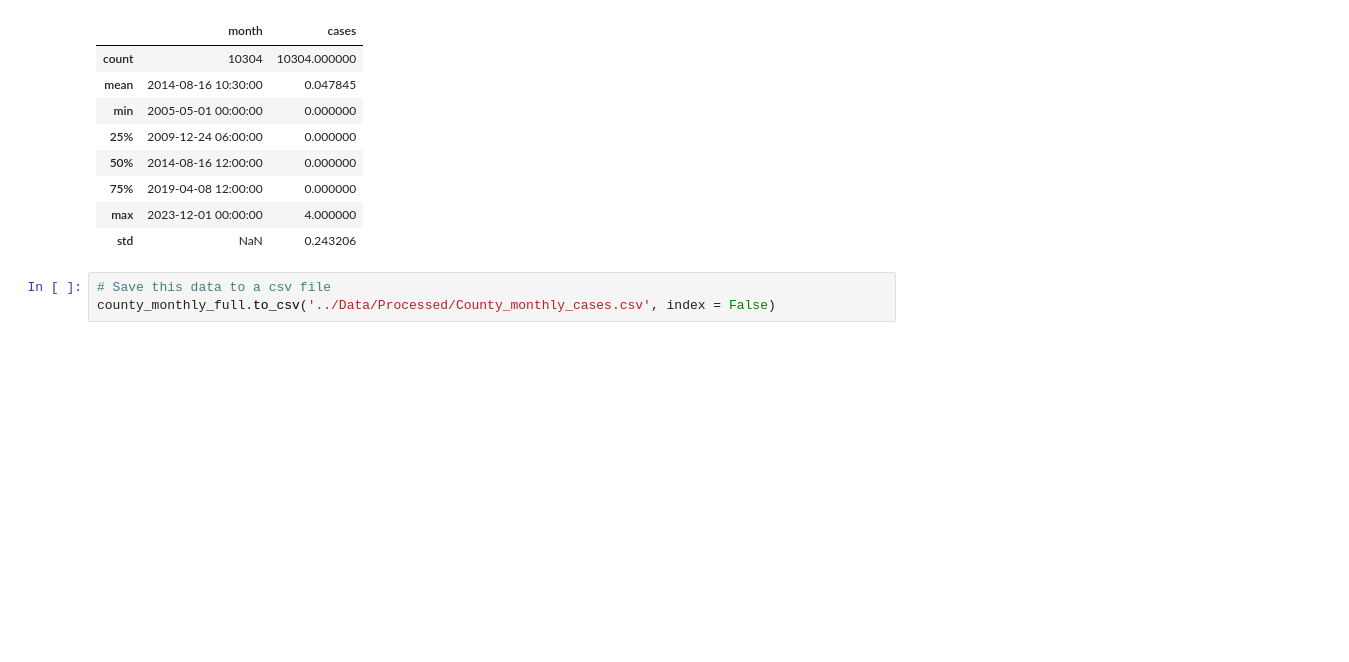
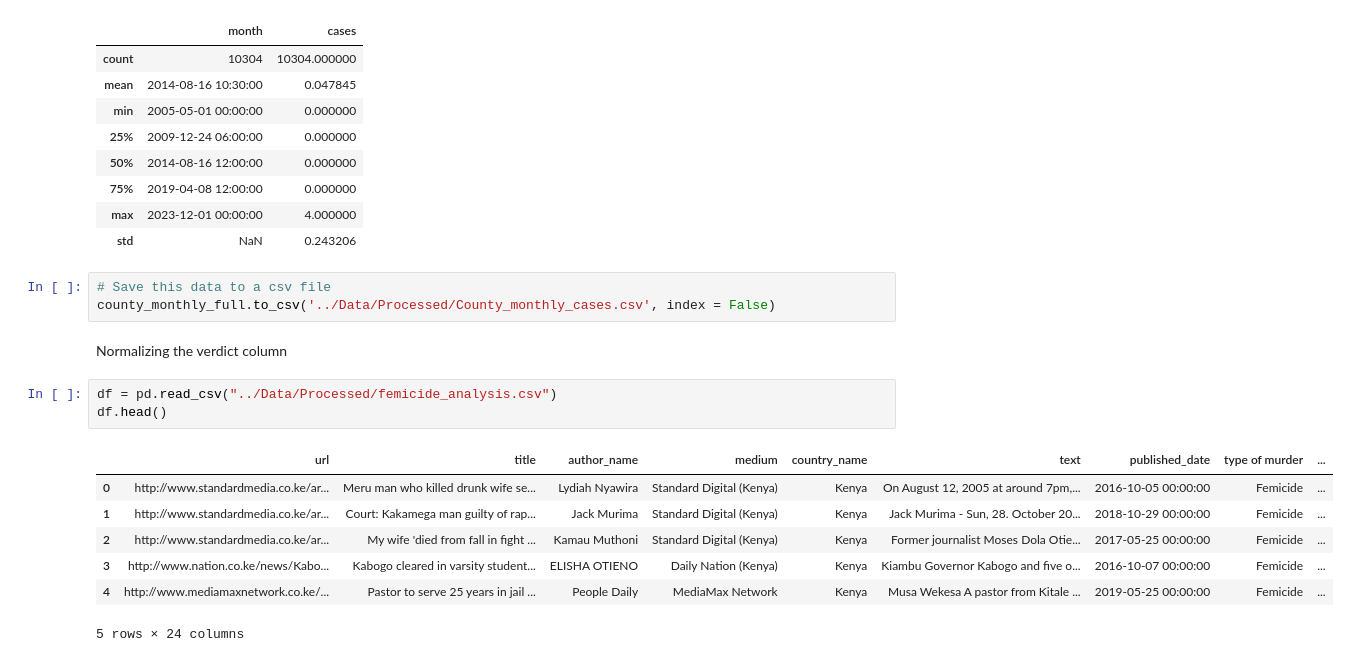
Before and after one commit to TonnieD/Femicide-Analysis-and-Forecasting, a Jupyter notebook: Notebooks/data_cleaning.ipynb, the cells around one changed output. Cells and saved outputs as stored; diff of their text form; blank space fills up the shorter version.

Commit message:
Normalized the Verdict column for analysis

```diff
--- a/Notebooks/data_cleaning.ipynb
+++ b/Notebooks/data_cleaning.ipynb
@@ -727,3 +727,16 @@ memory usage: 241.6+ KB
 # %%
 # Save this data to a csv file
 county_monthly_full.to_csv('../Data/Processed/County_monthly_cases.csv', index = False)
+# %% [markdown]
+Normalizing the verdict column
+# %%
+df = pd.read_csv("../Data/Processed/femicide_analysis.csv")
+df.head()
+# %% [output]
+|  | url | title | author_name | medium | country_name | text | published_date | type of murder | ... |
+| 0 | http://www.standardmedia.co.ke/ar... | Meru man who killed drunk wife se... | Lydiah Nyawira | Standard Digital (Kenya) | Kenya | On August 12, 2005 at around 7pm,... | 2016-10-05 00:00:00 | Femicide | ... |
+| 1 | http://www.standardmedia.co.ke/ar... | Court: Kakamega man guilty of rap... | Jack Murima | Standard Digital (Kenya) | Kenya | Jack Murima - Sun, 28. October 20... | 2018-10-29 00:00:00 | Femicide | ... |
+| 2 | http://www.standardmedia.co.ke/ar... | My wife 'died from fall in fight ... | Kamau Muthoni | Standard Digital (Kenya) | Kenya | Former journalist Moses Dola Otie... | 2017-05-25 00:00:00 | Femicide | ... |
+| 3 | http://www.nation.co.ke/news/Kabo... | Kabogo cleared in varsity student... | ELISHA OTIENO | Daily Nation (Kenya) | Kenya | Kiambu Governor Kabogo and five o... | 2016-10-07 00:00:00 | Femicide | ... |
+| 4 | http://www.mediamaxnetwork.co.ke/... | Pastor to serve 25 years in jail ... | People Daily | MediaMax Network | Kenya | Musa Wekesa A pastor from Kitale ... | 2019-05-25 00:00:00 | Femicide | ... |
+5 rows × 24 columns
```
Also changed, not shown: parts of 5 cells of this notebook, 3 other files.
